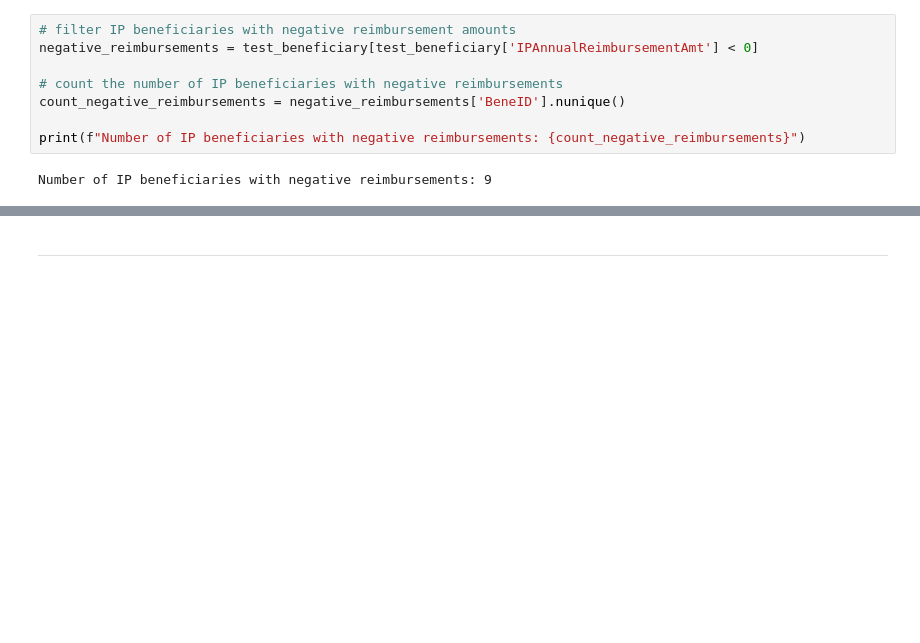
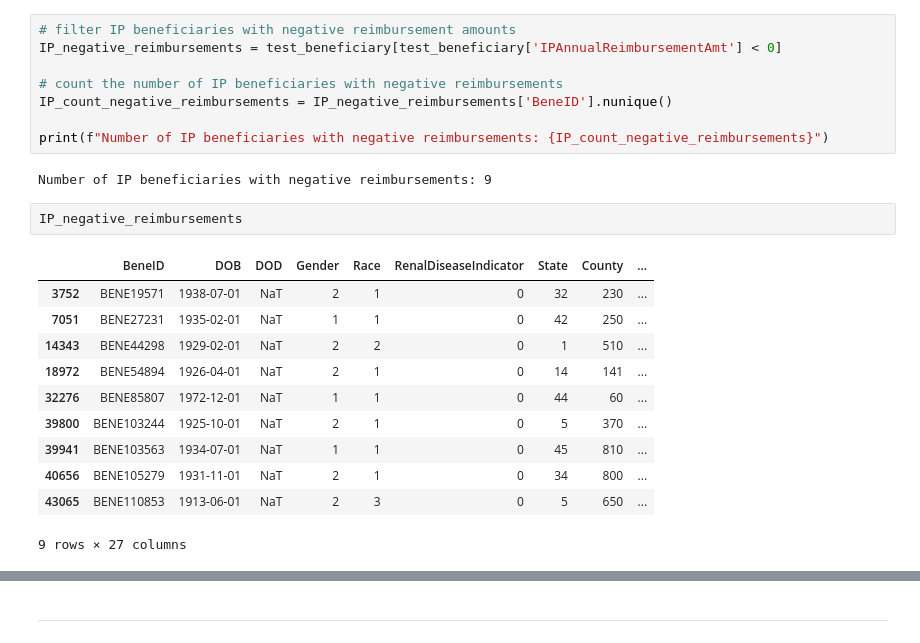
Before and after one commit to CesarChaparro1974/Healthcare-provider-fraud-detection, a Jupyter notebook: notebook.ipynb, the cells around one changed output, grey strips where cells are left out. Saved outputs shown, nothing was run; the diff lists cells and outputs as text; blank space fills up the shorter version.

```diff
--- a/notebook.ipynb
+++ b/notebook.ipynb
@@ -615,12 +611,26 @@ Name: OPAnnualReimbursementAmt, dtype: float64
 # %%
 # filter IP beneficiaries with negative reimbursement amounts
-negative_reimbursements = test_beneficiary[test_beneficiary['IPAnnualReimbursementAmt'] < 0]
+IP_negative_reimbursements = test_beneficiary[test_beneficiary['IPAnnualReimbursementAmt'] < 0]
 
 # count the number of IP beneficiaries with negative reimbursements
-count_negative_reimbursements = negative_reimbursements['BeneID'].nunique()
+IP_count_negative_reimbursements = IP_negative_reimbursements['BeneID'].nunique()
 
-print(f"Number of IP beneficiaries with negative reimbursements: {count_negative_reimbursements}")
+print(f"Number of IP beneficiaries with negative reimbursements: {IP_count_negative_reimbursements}")
 # %% [output]
 Number of IP beneficiaries with negative reimbursements: 9
+# %%
+IP_negative_reimbursements
+# %% [output]
+|  | BeneID | DOB | DOD | Gender | Race | RenalDiseaseIndicator | State | County | ... |
+| 3752 | BENE19571 | 1938-07-01 | NaT | 2 | 1 | 0 | 32 | 230 | ... |
+| 7051 | BENE27231 | 1935-02-01 | NaT | 1 | 1 | 0 | 42 | 250 | ... |
+| 14343 | BENE44298 | 1929-02-01 | NaT | 2 | 2 | 0 | 1 | 510 | ... |
+| 18972 | BENE54894 | 1926-04-01 | NaT | 2 | 1 | 0 | 14 | 141 | ... |
+| 32276 | BENE85807 | 1972-12-01 | NaT | 1 | 1 | 0 | 44 | 60 | ... |
+| 39800 | BENE103244 | 1925-10-01 | NaT | 2 | 1 | 0 | 5 | 370 | ... |
+| 39941 | BENE103563 | 1934-07-01 | NaT | 1 | 1 | 0 | 45 | 810 | ... |
+| 40656 | BENE105279 | 1931-11-01 | NaT | 2 | 1 | 0 | 34 | 800 | ... |
+| 43065 | BENE110853 | 1913-06-01 | NaT | 2 | 3 | 0 | 5 | 650 | ... |
+9 rows × 27 columns
 # %%
 # filter OP beneficiaries with negative reimbursement amounts
```
Also changed, not shown: parts of 25 cells of this notebook, 1 other file.
